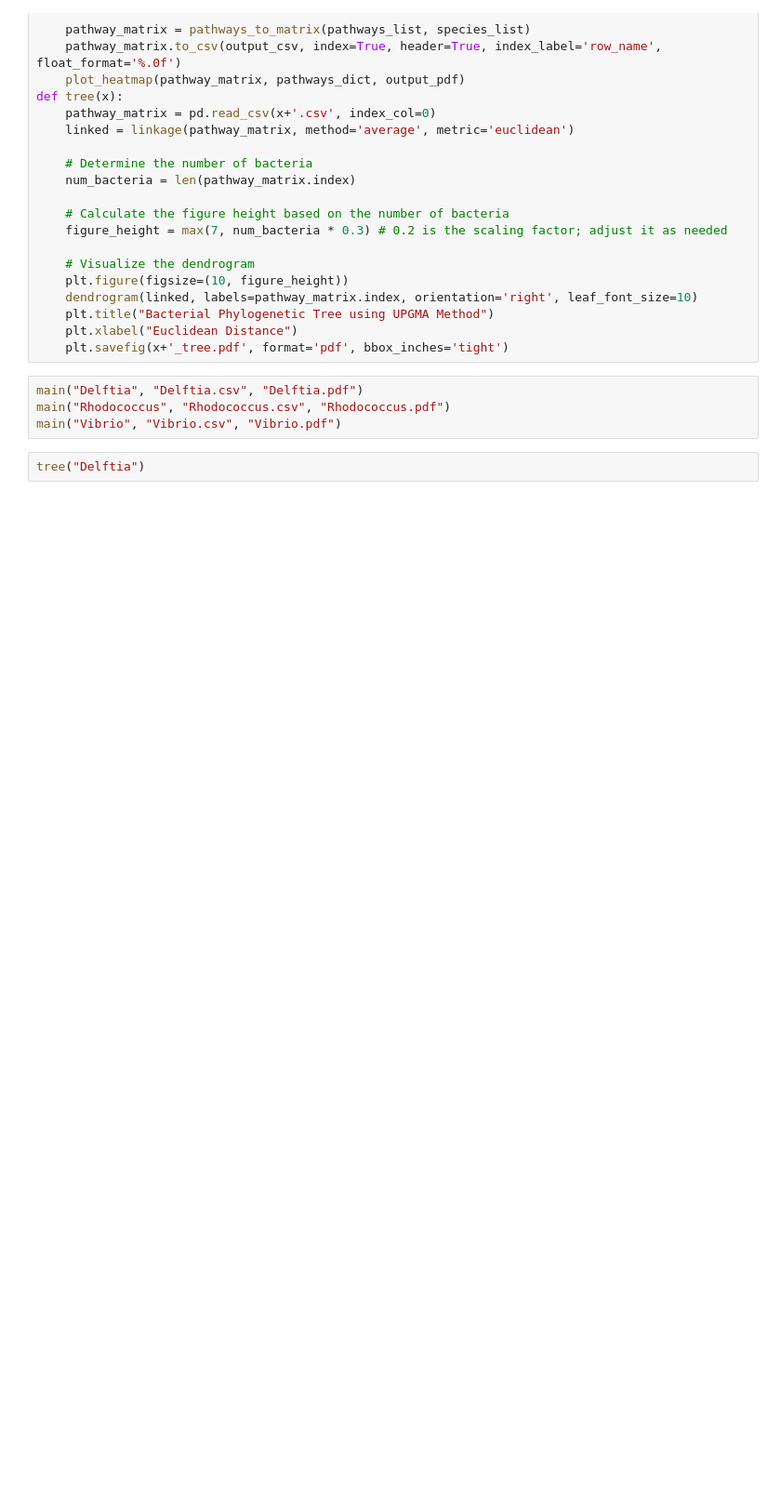
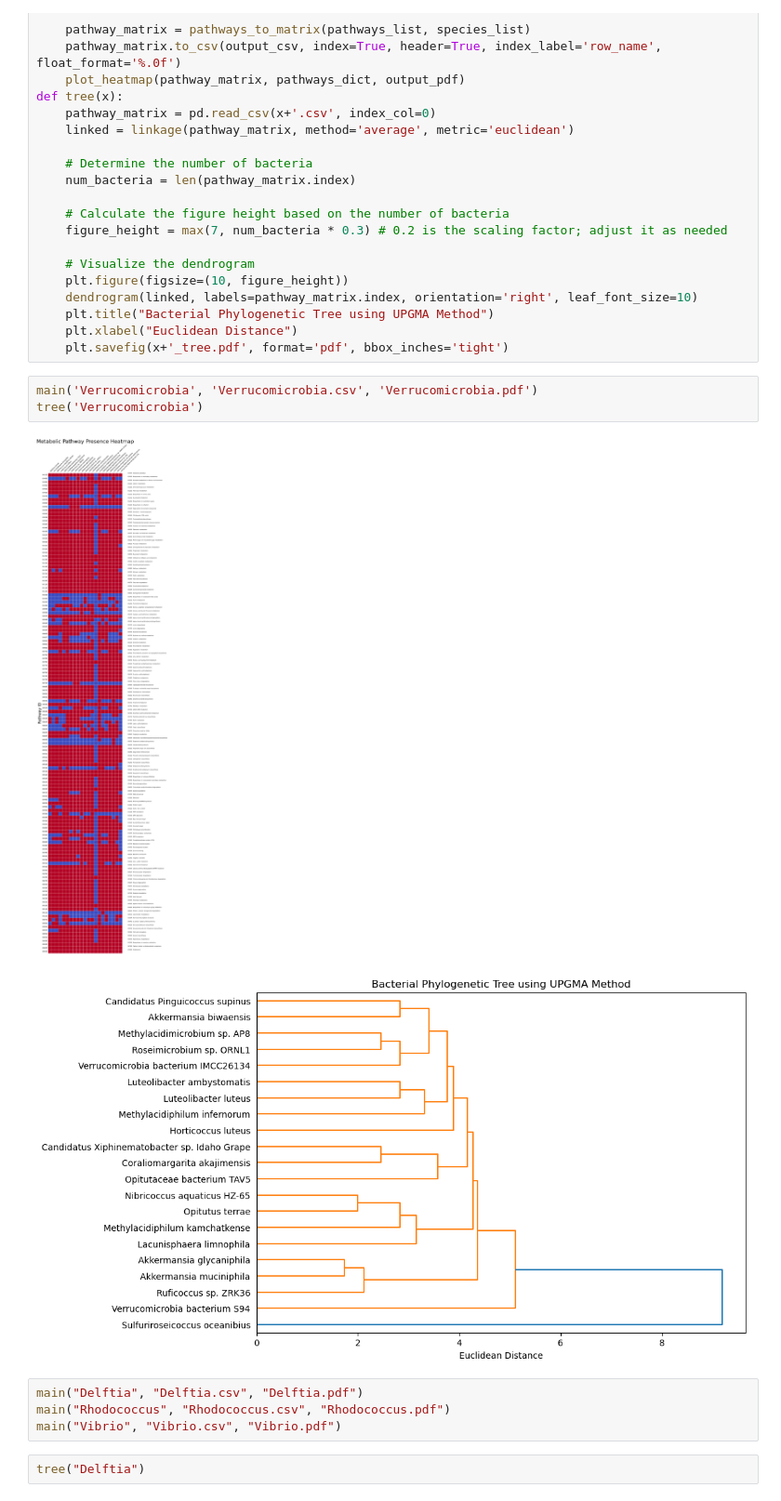
Before and after one commit to DeweyYihengDu/Metabolic-Pathway-Presence-Heatmap, a Jupyter notebook: kegg_heatmap_tree2.0.ipynb, the cells around one changed output. Shown at 93% size. Saved outputs shown, nothing was run; the diff lists cells and outputs as text; blank space fills up the shorter version.

```diff
--- a/kegg_heatmap_tree2.0.ipynb
+++ b/kegg_heatmap_tree2.0.ipynb
@@ -139,6 +139,12 @@ def tree(x):
     plt.title("Bacterial Phylogenetic Tree using UPGMA Method")
     plt.xlabel("Euclidean Distance")
     plt.savefig(x+'_tree.pdf', format='pdf', bbox_inches='tight')
+# %%
+main('Verrucomicrobia', 'Verrucomicrobia.csv', 'Verrucomicrobia.pdf')
+tree('Verrucomicrobia')
+# %% [output]
+[figure, added]
+[figure, added]
 # %%
 main("Delftia", "Delftia.csv", "Delftia.pdf")
 main("Rhodococcus", "Rhodococcus.csv", "Rhodococcus.pdf")
```
Also changed, not shown: parts of 1 cell of this notebook, 4 other files.
